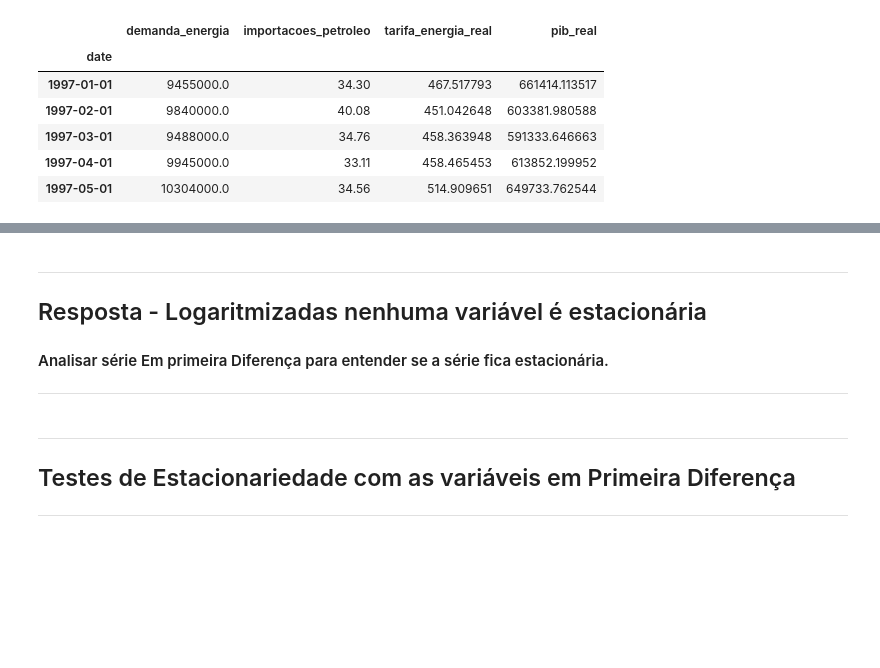
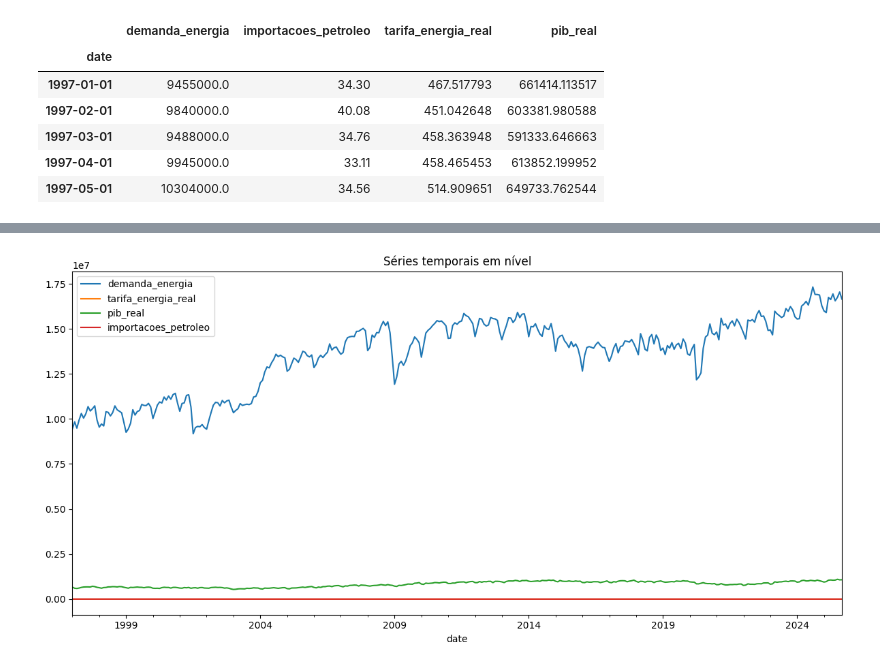
Before and after one commit to AlmyrGodoy/energy_demand_brazil, a Jupyter notebook: notebooks/02_stationarity.ipynb, the cells around one changed output, grey strips where cells are left out. Saved outputs shown, nothing was run; the diff lists cells and outputs as text; code cells hidden in the pictures; blank space fills up the shorter version.

Commit message:
Atualiza pipeline de dados, notebooks e estimação econométrica

```diff
--- a/notebooks/02_stationarity.ipynb
+++ b/notebooks/02_stationarity.ipynb
@@ -17,15 +22,0 @@ PATH PADRONIZADO
-# %%
-# Diretório raiz do projeto
-PROJECT_ROOT = Path("..")
-
-# Diretórios de dados
-DATA_INTERIM = PROJECT_ROOT / "data" / "interim"
-DATA_PROCESSED = PROJECT_ROOT / "data" / "processed"
-
-# Diretórios de saída
-RESULTS_FIGURES = PROJECT_ROOT / "results" / "figures"
-RESULTS_TABLES = PROJECT_ROOT / "results" / "tables"
-
-# Criar diretórios se não existirem
-RESULTS_FIGURES.mkdir(parents=True, exist_ok=True)
-RESULTS_TABLES.mkdir(parents=True, exist_ok=True)
@@ -232,10 +54,10 @@ look-up table. The actual p-value is smaller than the p-value returned.
-# %% [markdown]
---------------------------------------
-## Resposta - Logaritmizadas nenhuma variável é estacionária
-
-#### Analisar série Em primeira Diferença para entender se a série fica estacionária.
----------------------------------------
-# %% [markdown]
---------------------------------------
-## Testes de Estacionariedade com as variáveis em Primeira Diferença
----------------------------------------
+# %%
+df[variables].plot(
+    figsize=(12, 6),
+    title="Séries temporais em nível"
+)
+
+plt.tight_layout()
+plt.show()
+# %% [output]
+[figure, added]
```
Also changed, not shown: parts of 29 cells of this notebook, 18 other files.
